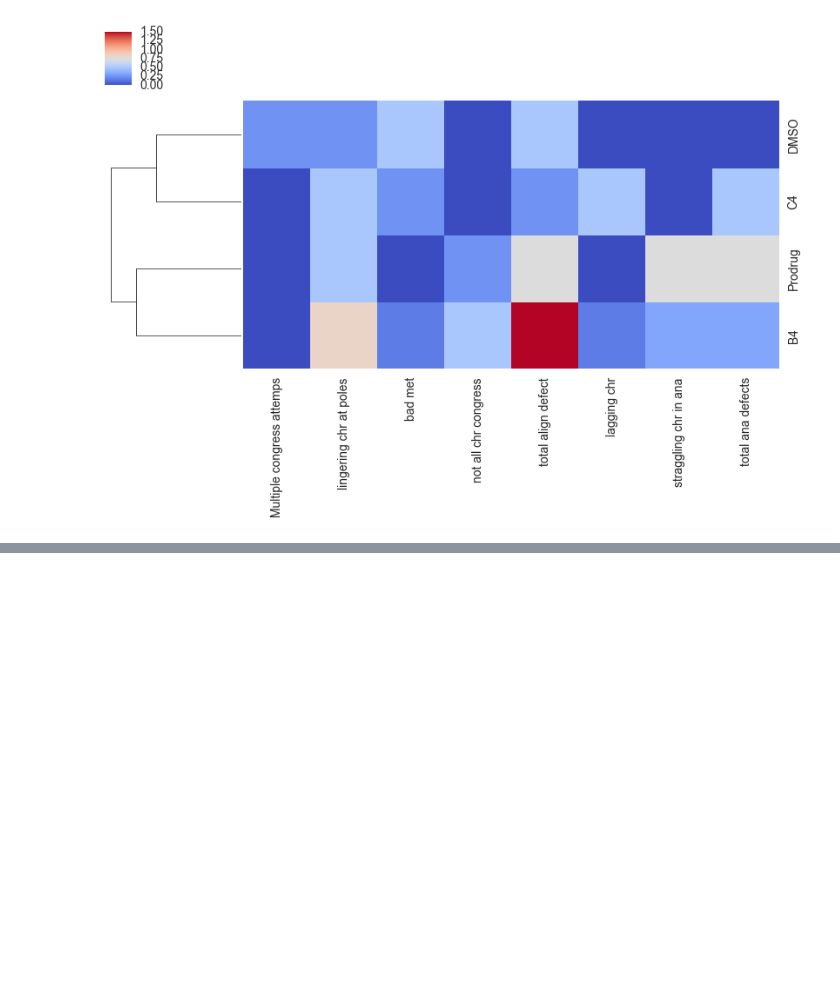
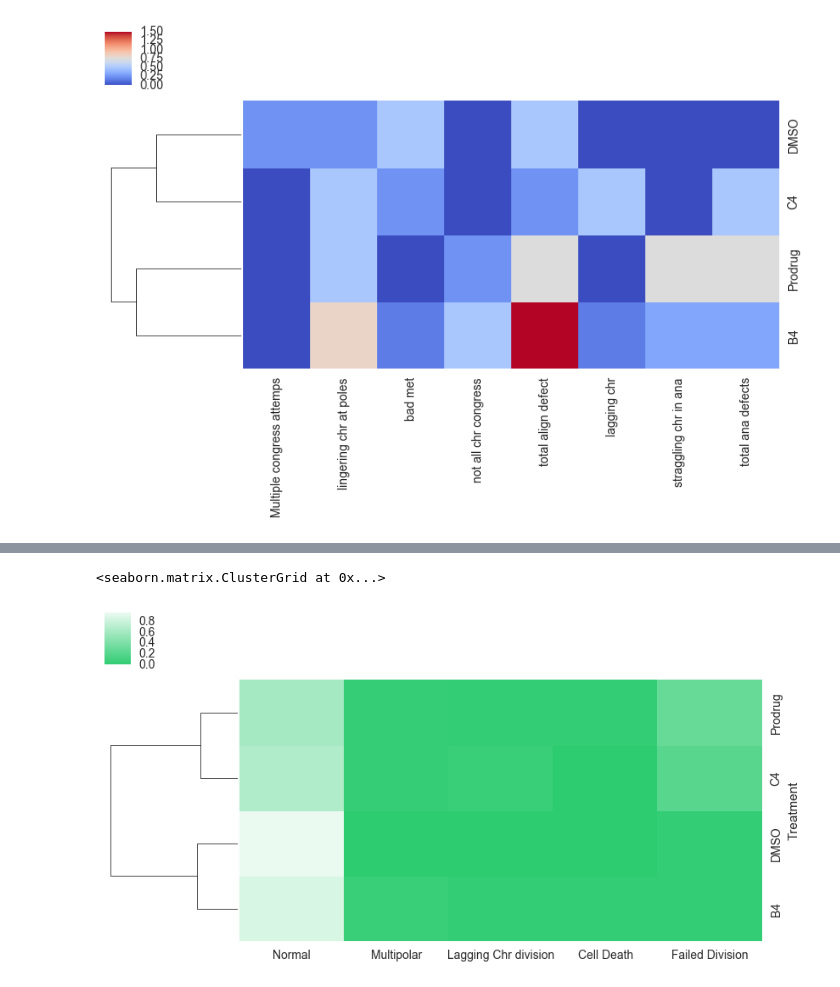
Before and after one commit to ShengyaoChen/cell_biology, a Jupyter notebook: Chr_behavior_freq_analysis.ipynb, the cells around one changed output, grey strips where cells are left out. Cells and saved outputs as stored; diff of their text form; code cells hidden in the pictures; blank space fills up the shorter version.

```diff
--- a/Chr_behavior_freq_analysis.ipynb
+++ b/Chr_behavior_freq_analysis.ipynb
@@ -37,0 +57,6 @@ sns.clustermap(df, cmap ='coolwarm', col_cluster=False, figsize=(10, 5))
+# %%
+cmap = sns.light_palette("#2ecc71", as_cmap=True, reverse=True)
+sns.clustermap(df2, cmap = cmap, col_cluster=False, figsize=(10, 5))
+# %% [output]
+<seaborn.matrix.ClusterGrid at 0x...>
+[figure, added]
```
Also changed, not shown: parts of 2 cells of this notebook.
